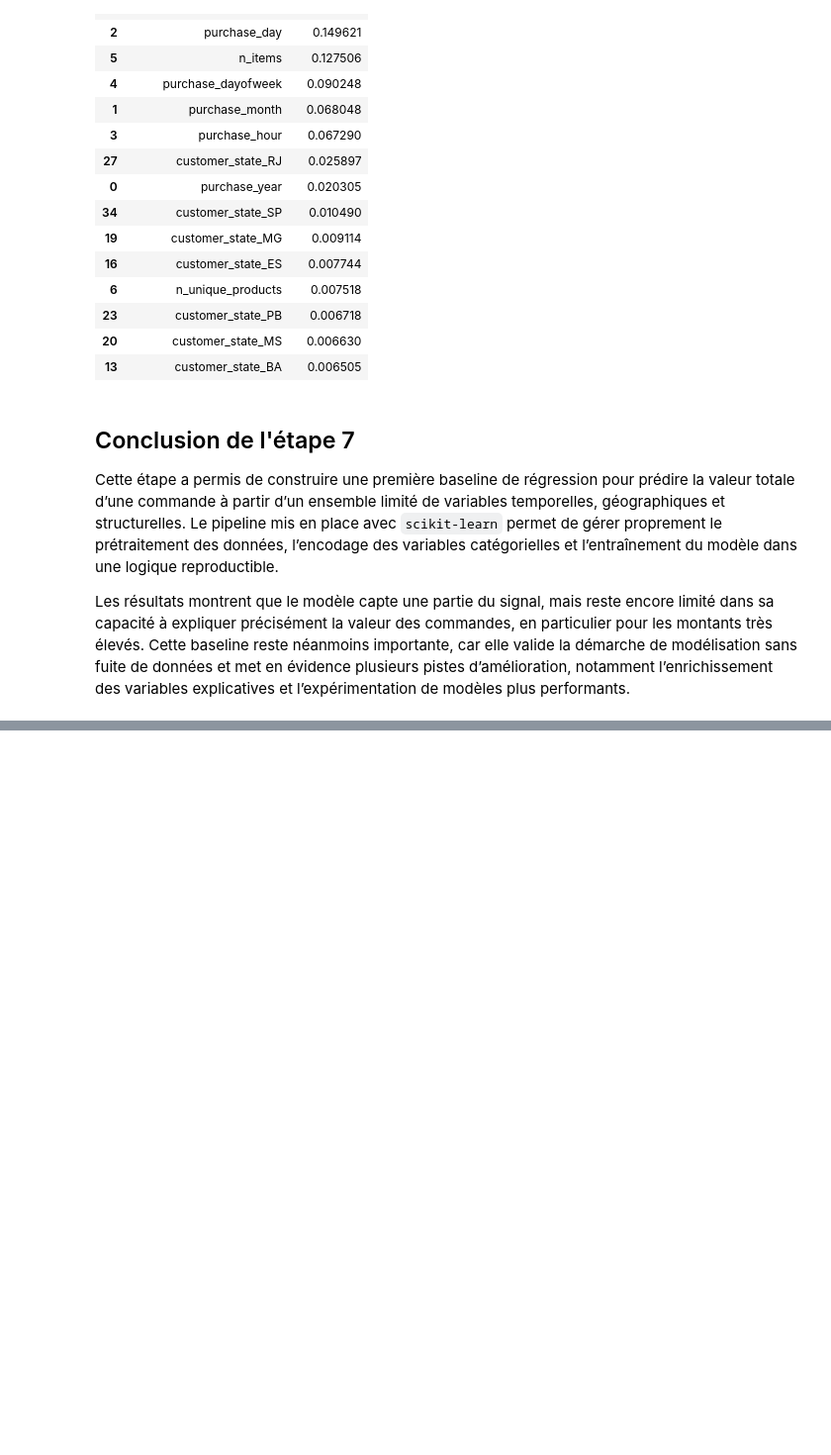
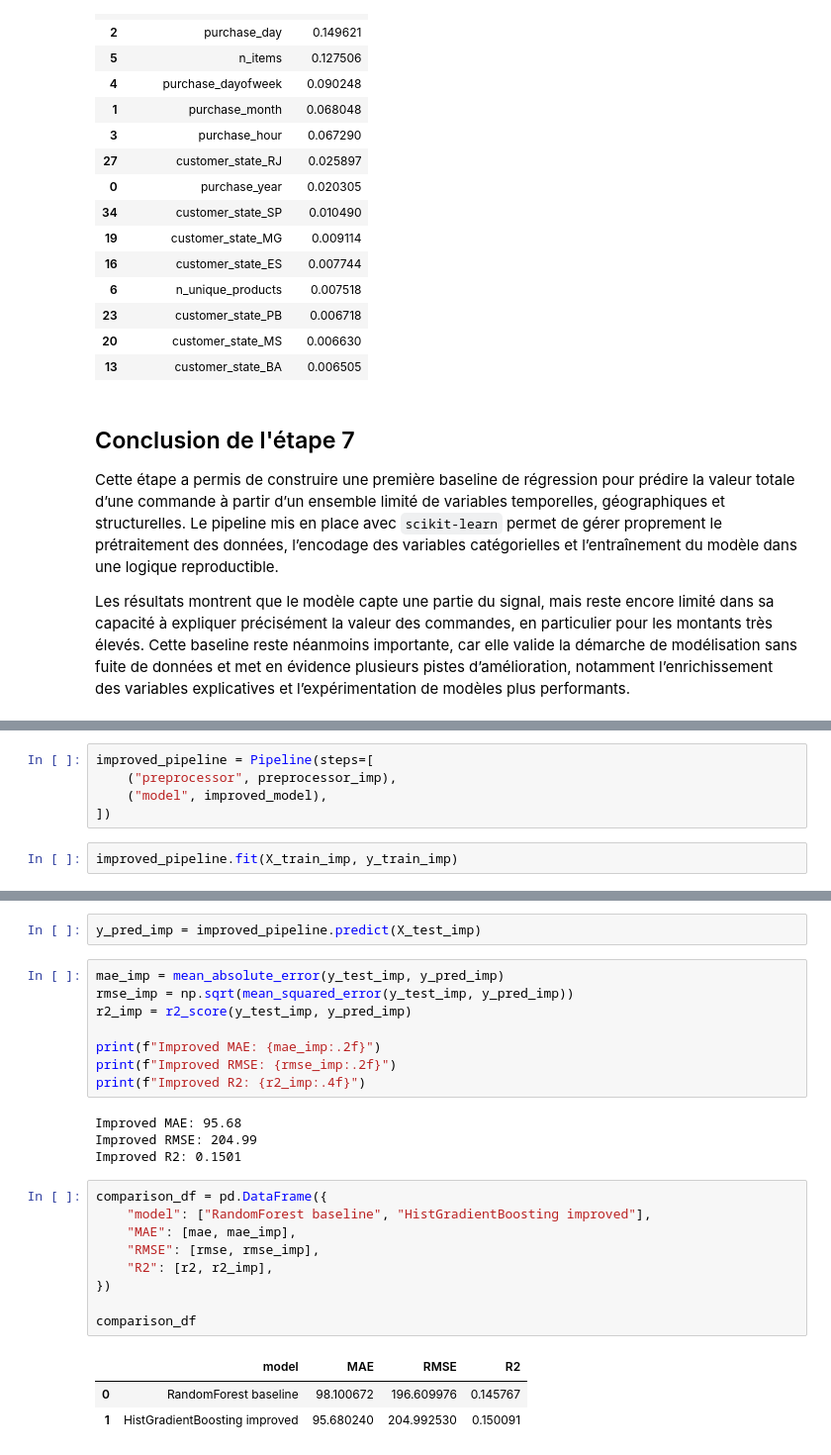
Before and after one commit to paulbelleguic/ecommerce-sales-analytics, a Jupyter notebook: notebooks/03_ml_modeling.ipynb, the cells around one changed output, grey strips where cells are left out. Shown at 99% size. Drawn from its saved outputs; the diff is of its cells as text; blank space fills up the shorter version.

Commit message:
Compare baseline and improved sales prediction models

```diff
--- a/notebooks/03_ml_modeling.ipynb
+++ b/notebooks/03_ml_modeling.ipynb
@@ -270,0 +366,7 @@ Les résultats montrent que le modèle capte une partie du signal, mais reste en
+# %%
+improved_pipeline = Pipeline(steps=[
+    ("preprocessor", preprocessor_imp),
+    ("model", improved_model),
+])
+# %%
+improved_pipeline.fit(X_train_imp, y_train_imp)
@@ -270,0 +391,27 @@ Les résultats montrent que le modèle capte une partie du signal, mais reste en
+# %%
+y_pred_imp = improved_pipeline.predict(X_test_imp)
+# %%
+mae_imp = mean_absolute_error(y_test_imp, y_pred_imp)
+rmse_imp = np.sqrt(mean_squared_error(y_test_imp, y_pred_imp))
+r2_imp = r2_score(y_test_imp, y_pred_imp)
+
+print(f"Improved MAE: {mae_imp:.2f}")
+print(f"Improved RMSE: {rmse_imp:.2f}")
+print(f"Improved R2: {r2_imp:.4f}")
+# %% [output]
+Improved MAE: 95.68
+Improved RMSE: 204.99
+Improved R2: 0.1501
+# %%
+comparison_df = pd.DataFrame({
+    "model": ["RandomForest baseline", "HistGradientBoosting improved"],
+    "MAE": [mae, mae_imp],
+    "RMSE": [rmse, rmse_imp],
+    "R2": [r2, r2_imp],
+})
+
+comparison_df
+# %% [output]
+|  | model | MAE | RMSE | R2 |
+| 0 | RandomForest baseline | 98.100672 | 196.609976 | 0.145767 |
+| 1 | HistGradientBoosting improved | 95.680240 | 204.992530 | 0.150091 |
```
Also changed, not shown: parts of 13 cells of this notebook.
